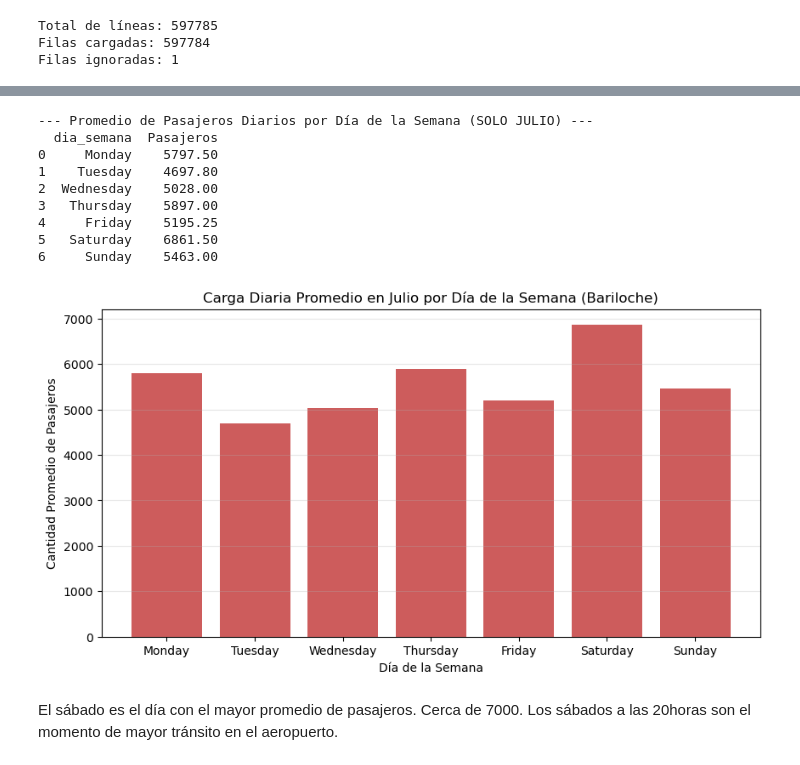
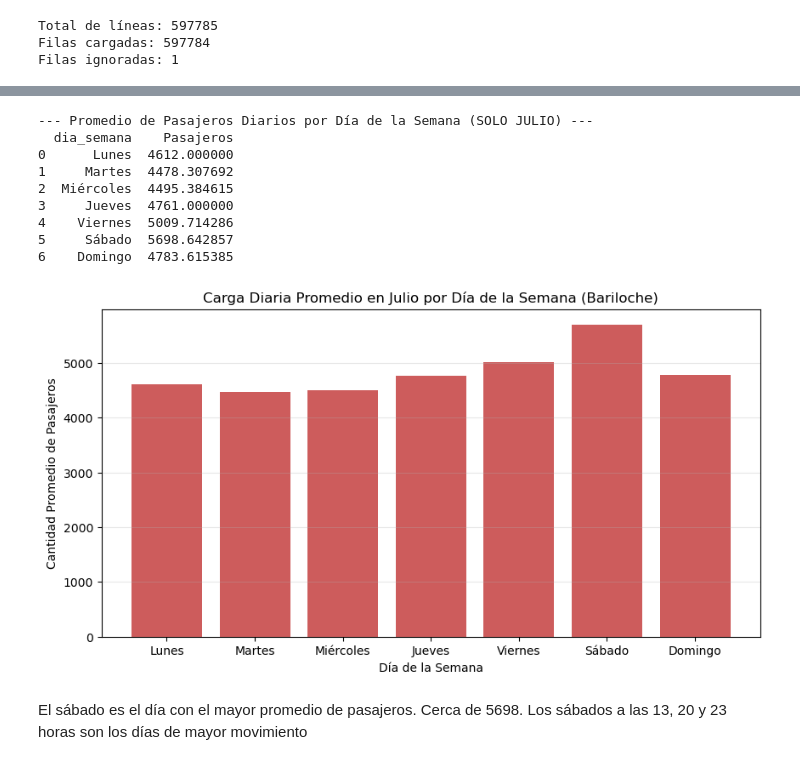
Before and after one commit to mletelle/MateIV_Transporte_Publico, a Jupyter notebook: Datasets ANALIZADOS/Aterrizajes despegues.ipynb, the cells around one changed output, grey strips where cells are left out. Cells and saved outputs as stored; diff of their text form; code cells hidden in the pictures.

```diff
--- a/Datasets ANALIZADOS/Aterrizajes despegues.ipynb
+++ b/Datasets ANALIZADOS/Aterrizajes despegues.ipynb
@@ -22,6 +22,8 @@ ARCHIVOS_REQUERIDOS = [
     'conectividad_aerea_cabotaje.csv',
     'conectividad_aerea_internacional.csv',
     '202512-informe-ministerio-actualizado-dic-final.csv',
+    '202412-informe-ministerio-actualizado-dic-final.csv',
+    '202312-informe-ministerio-actualizado-dic.csv',
     '202604-informe-ministerio.csv',
     'failbondi-2026-05-20-dump.json',
 ]
@@ -126,15 +130,13 @@ def leer_anac(nombre_archivo):
     return df
 
 # Cargar los dos archivos ANAC disponibles
+anac_2023 = leer_anac ('202312-informe-ministerio-actualizado-dic.csv')
+anac_2024 = leer_anac('202412-informe-ministerio-actualizado-dic-final.csv')
 anac_2025 = leer_anac('202512-informe-ministerio-actualizado-dic-final.csv')
 anac_2026 = leer_anac('202604-informe-ministerio.csv')
 
 # Unificar ambos períodos en un único DataFrame
-anac = pd.concat([anac_2025, anac_2026], ignore_index=True)
+anac = pd.concat([anac_2023, anac_2024, anac_2025, anac_2026], ignore_index=True)
 
 # Filtrar únicamente los vuelos del aeropuerto de Bariloche (código IATA: BAR)
 bariloche = anac[anac['Aeropuerto'] == 'BAR'].copy()
-
-print('Filas ANAC 2025:', len(anac_2025))
-print('Filas ANAC 2026:', len(anac_2026))
-print('Filas ANAC totales:', len(anac))
@@ -425,57 +500,57 @@ En Julio se observa el pico máximo de 450 pasajeros por hora a las 20 horas. En
 # %%
-# ── Distribución semanal de pasajeros en Bariloche durante julio ─────────────
+# ── Distribución semanal de pasajeros en Bariloche durante Agosto ─────────────
 
-# PASO 1: Filtrar aterrizajes en Bariloche en el mes de julio
-filtro_julio = (
+# PASO 1: Filtrar aterrizajes en Bariloche en el mes de Agosto
+filtro_agosto = (
     (anac['Tipo de Movimiento'] == 'Aterrizaje') &
     (anac['Aeropuerto'] == 'BAR') &
-    (anac['Fecha UTC'].dt.month == 7)
+    (anac['Fecha UTC'].dt.month == 8)
 )
-df_julio_semanal = anac.loc[filtro_julio].copy()
+df_agosto_semanal = anac.loc[filtro_agosto].copy()
 
 # PASO 2: Sumar pasajeros por fecha para obtener el volumen diario real
-pax_diarios_julio = df_julio_semanal.groupby('Fecha UTC')['Pasajeros'].sum().reset_index()
+pax_diarios_agosto = df_agosto_semanal.groupby('Fecha UTC')['Pasajeros'].sum().reset_index()
 
 # PASO 3: Asignar el nombre del día de la semana (en inglés para reindexar correctamente)
-pax_diarios_julio['dia_semana'] = pax_diarios_julio['Fecha UTC'].dt.day_name()
+pax_diarios_agosto['dia_semana'] = pax_diarios_agosto['Fecha UTC'].dt.day_name()
 
 # PASO 4: Orden canónico de días de la semana (lunes a domingo)
 orden_dias = ['Monday', 'Tuesday', 'Wednesday', 'Thursday', 'Friday', 'Saturday', 'Sunday']
 
 # PASO 5: Promediar los totales diarios agrupando por día de la semana
-promedio_julio_semanal = (
-    pax_diarios_julio
+promedio_agosto_semanal = (
+    pax_diarios_agosto
     .groupby('dia_semana')['Pasajeros']
     .mean()
     .reindex(orden_dias)
     .reset_index()
 )
 
 # PASO 6: Traducir los días al español usando el diccionario DIAS
-promedio_julio_semanal['dia_semana'] = promedio_julio_semanal['dia_semana'].map(DIAS)
+promedio_agosto_semanal['dia_semana'] = promedio_agosto_semanal['dia_semana'].map(DIAS)
 
 print("--- Promedio de Pasajeros Diarios por Día de la Semana (SOLO JULIO) ---")
-print(promedio_julio_semanal)
+print(promedio_agosto_semanal)
 
 # PASO 7: Visualización en gráfico de barras con días en español
 plt.figure(figsize=(10, 5))
-plt.bar(promedio_julio_semanal['dia_semana'], promedio_julio_semanal['Pasajeros'], color='indianred')
+plt.bar(promedio_agosto_semanal['dia_semana'], promedio_agosto_semanal['Pasajeros'], color='indianred')
 plt.title('Carga Diaria Promedio en Julio por Día de la Semana (Bariloche)')
 plt.ylabel('Cantidad Promedio de Pasajeros')
 plt.xlabel('Día de la Semana')
 plt.grid(axis='y', alpha=0.3)
 plt.show()
 # %% [output]
 --- Promedio de Pasajeros Diarios por Día de la Semana (SOLO JULIO) ---
-  dia_semana  Pasajeros
-0     Monday    5797.50
-1    Tuesday    4697.80
-2  Wednesday    5028.00
-3   Thursday    5897.00
-4     Friday    5195.25
-5   Saturday    6861.50
-6     Sunday    5463.00
+  dia_semana    Pasajeros
+0      Lunes  4612.000000
+1     Martes  4478.307692
+2  Miércoles  4495.384615
+3     Jueves  4761.000000
+4    Viernes  5009.714286
+5     Sábado  5698.642857
+6    Domingo  4783.615385
-[figure, old version]
+[figure, new version]
 # %% [markdown]
-El sábado es el día con el mayor promedio de pasajeros. Cerca de 7000.
-Los sábados a las 20horas son el momento de mayor tránsito en el aeropuerto.
+El sábado es el día con el mayor promedio de pasajeros. Cerca de 5698.
+Los sábados a las 13, 20 y 23 horas son los días de mayor movimiento
```
Also changed, not shown: parts of 27 cells of this notebook.
